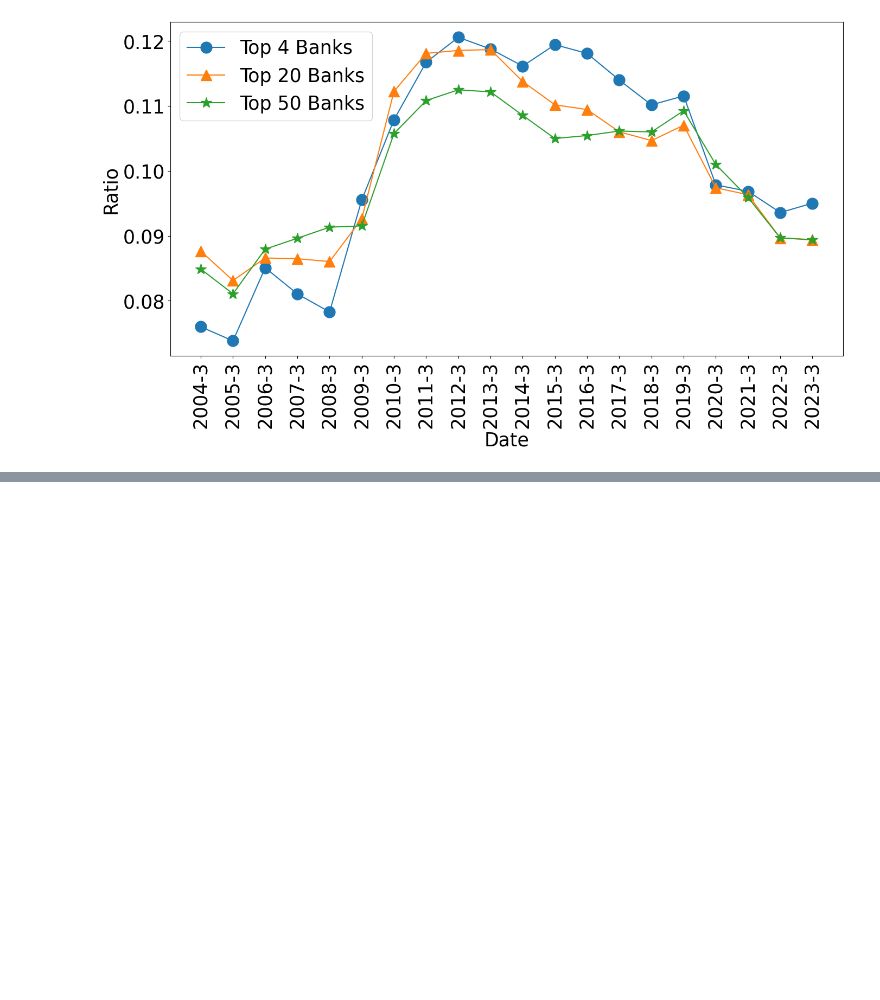
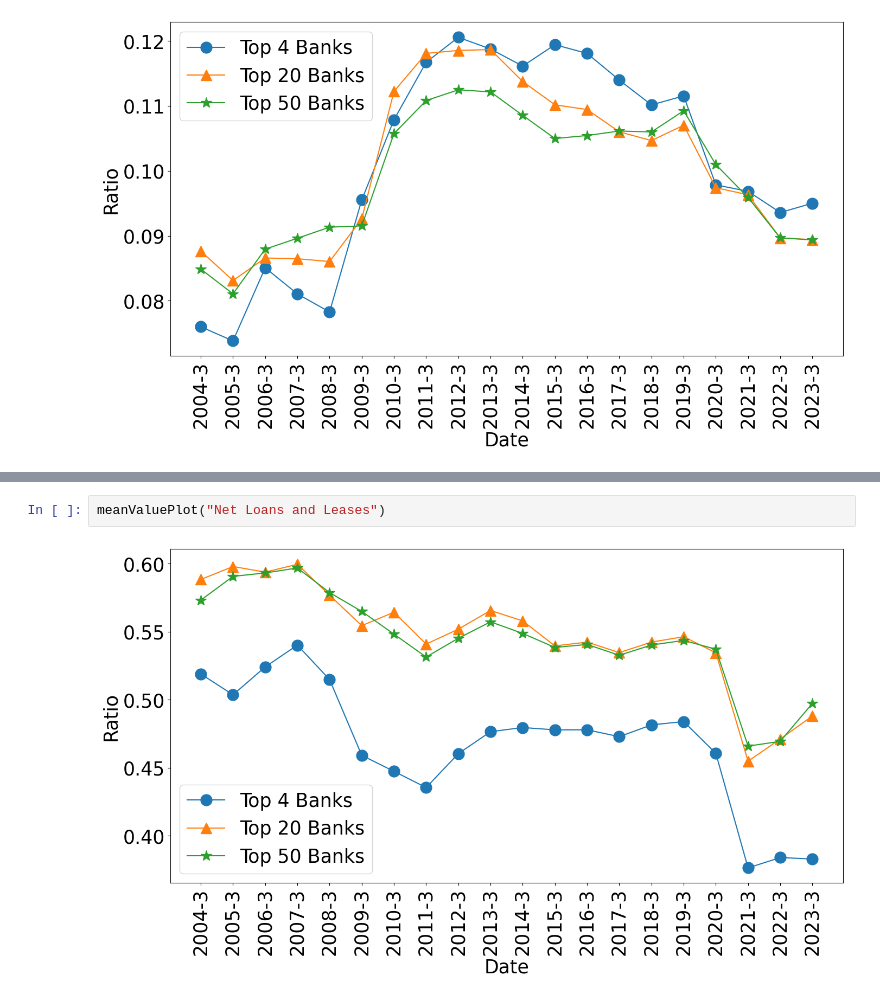
Before and after one commit to dongxulee/banksDataDiscovery, a Jupyter notebook: bankSimilarity.ipynb, the cells around one changed output, grey strips where cells are left out. Saved outputs shown, nothing was run; the diff lists cells and outputs as text; blank space fills up the shorter version.

```diff
--- a/bankSimilarity.ipynb
+++ b/bankSimilarity.ipynb
@@ -88,0 +89,4 @@ meanValuePlot("Total Equity Capital")
+# %%
+meanValuePlot("Net Loans and Leases")
+# %% [output]
+[figure, added]
```
Also changed, not shown: parts of 2 cells of this notebook, 1 other file.
